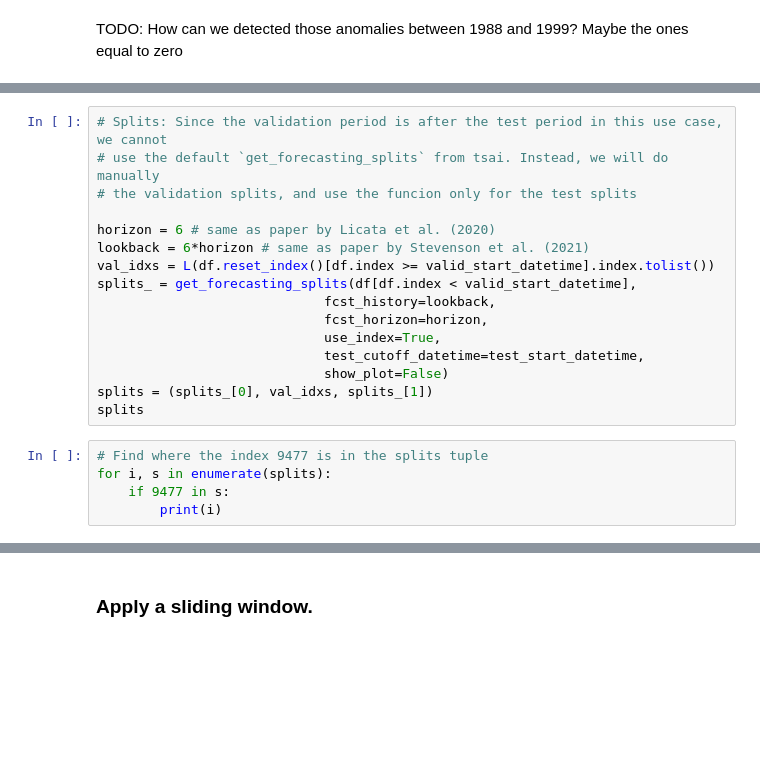
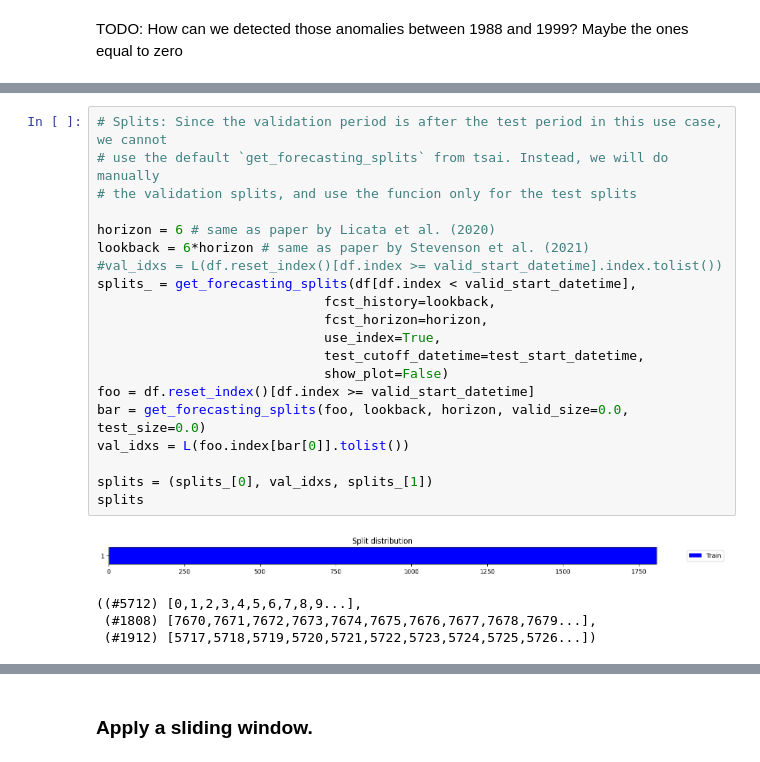
Before and after one commit to ARCLab-MIT/SW-Transformers-Forecaster-Framework, a Jupyter notebook: dev_nbs/00_draftsheet_copy.ipynb, the cells around one changed output, grey strips where cells are left out. Drawn from its saved outputs; the diff is of its cells as text; blank space fills up the shorter version.

```diff
--- a/dev_nbs/00_draftsheet_copy.ipynb
+++ b/dev_nbs/00_draftsheet_copy.ipynb
@@ -136,24 +214,28 @@ for i, var in enumerate(['F10', 'S10', 'M10', 'Y10']):
 # %%
 # Splits: Since the validation period is after the test period in this use case, we cannot
 # use the default `get_forecasting_splits` from tsai. Instead, we will do manually
 # the validation splits, and use the funcion only for the test splits
 
 horizon = 6 # same as paper by Licata et al. (2020)
 lookback = 6*horizon # same as paper by Stevenson et al. (2021)
-val_idxs = L(df.reset_index()[df.index >= valid_start_datetime].index.tolist())
+#val_idxs = L(df.reset_index()[df.index >= valid_start_datetime].index.tolist())
 splits_ = get_forecasting_splits(df[df.index < valid_start_datetime],
                              fcst_history=lookback,
                              fcst_horizon=horizon,
                              use_index=True,
                              test_cutoff_datetime=test_start_datetime,
                              show_plot=False)
+foo = df.reset_index()[df.index >= valid_start_datetime]
+bar = get_forecasting_splits(foo, lookback, horizon, valid_size=0.0, test_size=0.0)
+val_idxs = L(foo.index[bar[0]].tolist())
+
 splits = (splits_[0], val_idxs, splits_[1])
 splits
+# %% [output]
+[figure, added]
+((#5712) [0,1,2,3,4,5,6,7,8,9...],
+ (#1808) [7670,7671,7672,7673,7674,7675,7676,7677,7678,7679...],
+ (#1912) [5717,5718,5719,5720,5721,5722,5723,5724,5725,5726...])
-# %%
-# Find where the index 9477 is in the splits tuple
-for i, s in enumerate(splits):
-    if 9477 in s:
-        print(i)
 # %%
 # Now that we have defined the splits for this particular experiment, we'll scaled
 # the data
```
Also changed, not shown: parts of 18 cells of this notebook, 1 other file.
